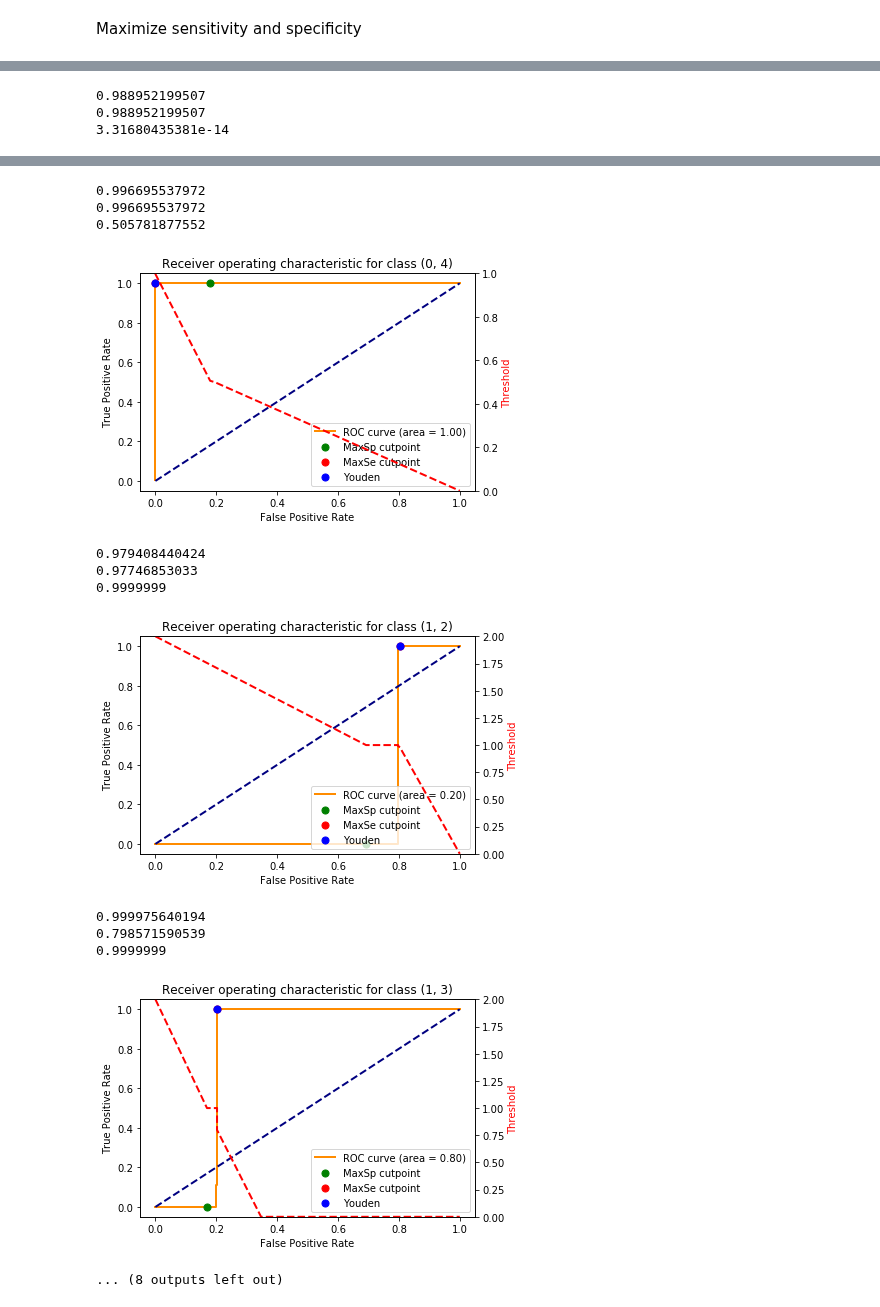
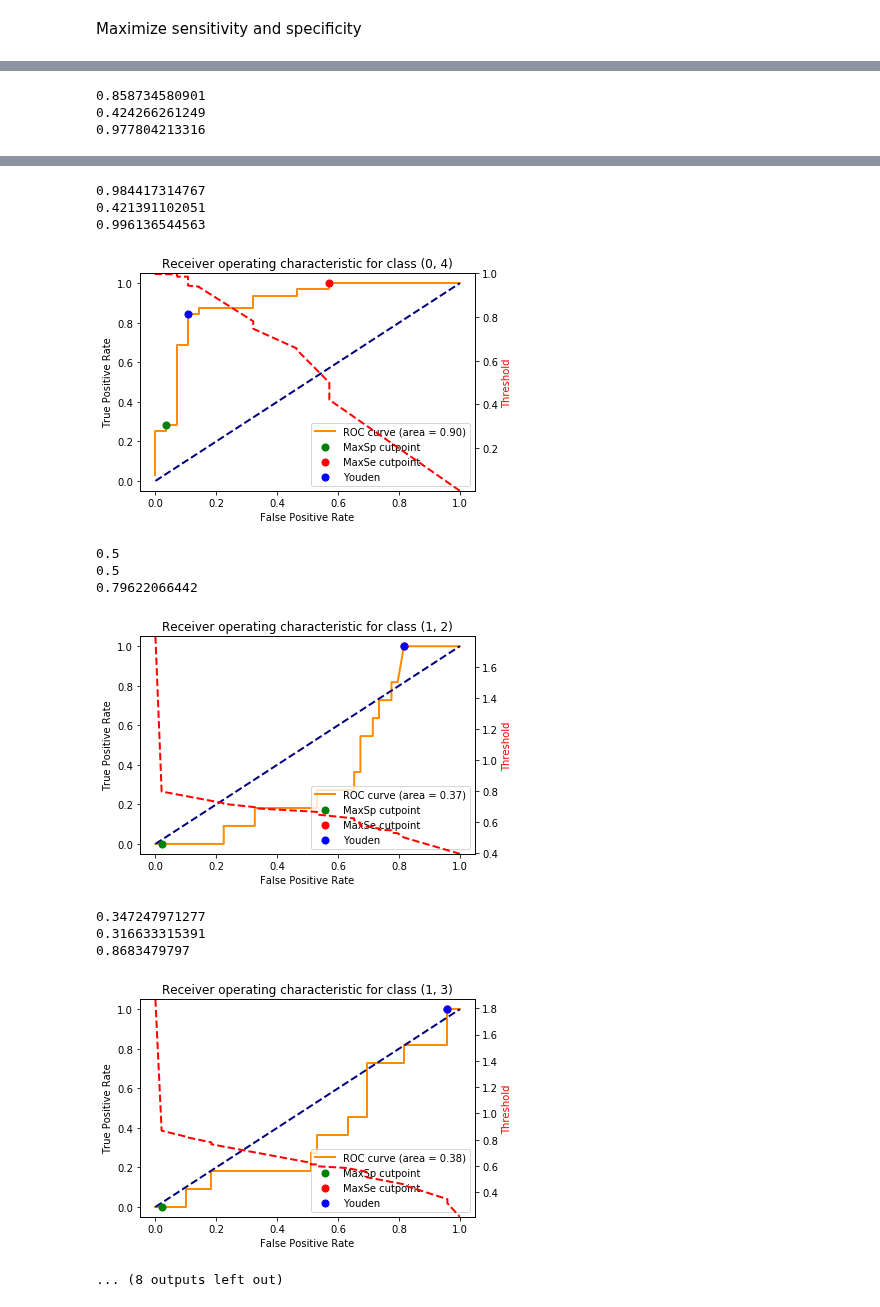
Before and after one commit to gabrielmatos26/Ova-and-Ava-classifiers, a Jupyter notebook: synthetic_data_ovo.ipynb, the cells around one changed output, grey strips where cells are left out. Drawn from its saved outputs; the diff is of its cells as text; code cells hidden in the pictures.

```diff
--- a/synthetic_data_ovo.ipynb
+++ b/synthetic_data_ovo.ipynb
@@ -18,7 +18,7 @@ from itertools import combinations
 # %%
 n_classes = 5
 n_clf = n_classes * (n_classes - 1) // 2
-c_groups = list(combinations(list(range(0,n_classes)),2))
+c_groups = [(t[1],t[0]) for t in list(combinations(list(range(0,n_classes)),2))]
 # %%
 def real_data():
     data = pd.read_csv('processed.cleveland.data', names=['age','sex','cp','trestbps','chol','fbs','restecg','thalach','exang','oldpeak','slope','ca','thal','num'], header=None)
@@ -79,8 +79,8 @@ def synthetic_data():
 #plt.scatter(g4[:,0], g4[:,1],g4[:,2], c='y')
 #plt.show()
 # %%
-data = synthetic_data()
-#data = real_data()
+#data = synthetic_data()
+data = real_data()
 
 ## split data into train and test
 cols = list(data.columns)
@@ -100,22 +100,26 @@ targetTestBin = label_binarize(targetTest, classes=[0, 1, 2, 3, 4])
 #probas = ovo.decision_function(dTest)
 #print(np.argmax(probas, axis=1))
 pred_2 = ovo.predict(dTest)
+print(pred_2)
 #pred = np.argmax(probas, axis=1)
-
+print(c_groups)
 votes = np.zeros(targetTestBin.shape)
 for i in range(n_clf):
     clf_ = ovo.estimators_[i]
-    proba = clf_.predict_proba(dTest)
-    for j, p in enumerate(proba.max(axis=1)):
-        if p > 0.5:
+    proba = clf_.decision_function(dTest)
+    #print(proba)
+    for j, p in enumerate(proba):
+        #print(p)
+        if p > 0:
             votes[j, c_groups[i][0]] += 1
         else:
             votes[j, c_groups[i][1]] += 1
 
 pred = np.argmax(votes, axis=1).astype(float)
-print(votes)
+#print(votes)
+print(pred)
 
-cm = confusion_matrix(targetTest, pred).T
+cm = confusion_matrix(targetTest, pred_2).T
 print(cm)
 acc = (cm.diagonal() / cm.sum(axis=0)).sum()/n_classes
 print(acc)
@@ -226,6 +232,7 @@ for i in range(n_classes):
             clf_index += 1
 #for i in range(5):
 #test removing healthy patients
+
 for i in range(n_clf):
     opt_cutpoint1 = max_sp(fpr[i], tpr[i])
     opt_cutpoint2 = max_se(fpr[i], tpr[i])
@@ -258,7 +265,7 @@ for i in range(n_clf):
     plt.ylim([-0.05, 1.05])
     plt.xlabel('False Positive Rate')
     plt.ylabel('True Positive Rate')
-    plt.title('Receiver operating characteristic for class ' + str(c_groups[i]))
+    plt.title('Receiver operating characteristic for class ' + str(tuple(reversed(c_groups[i]))))
     ax.scatter(opt_cutpoint1[0], opt_cutpoint1[1], c='g', zorder=1, label='MaxSp cutpoint', s=50)
     ax.scatter(opt_cutpoint2[0], opt_cutpoint2[1], c='r', zorder=1, label='MaxSe cutpoint', s=50)
     ax.scatter(opt_cutpoint3[0], opt_cutpoint3[1], c='b', zorder=1, label='Youden', s=50)
@@ -282,3 +289,3 @@ for i in range(n_clf):
-0.988952199507
-0.988952199507
-3.31680435381e-14
+0.858734580901
+0.424266261249
+0.977804213316
@@ -286,15 +293,15 @@ for i in range(n_clf):
-0.996695537972
-0.996695537972
-0.505781877552
+0.984417314767
+0.421391102051
+0.996136544563
-[figure, old version]
+[figure, new version]
-0.979408440424
-0.97746853033
-0.9999999
+0.5
+0.5
+0.79622066442
-[figure, old version]
+[figure, new version]
-0.999975640194
-0.798571590539
-0.9999999
+0.347247971277
+0.316633315391
+0.8683479797
-[figure, old version]
+[figure, new version]
 ... (8 outputs left out)
 # %%
 class_votes = np.zeros(targetTestBin.shape)
```
Also changed, not shown: parts of 3 cells of this notebook.
